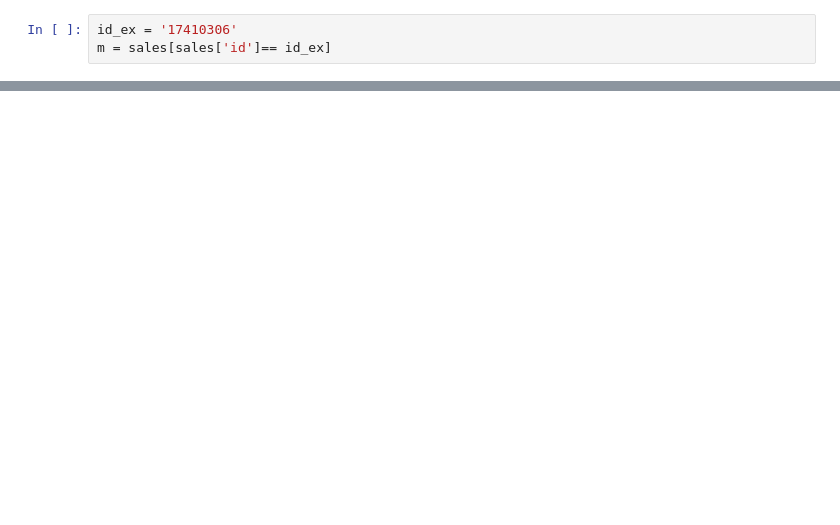
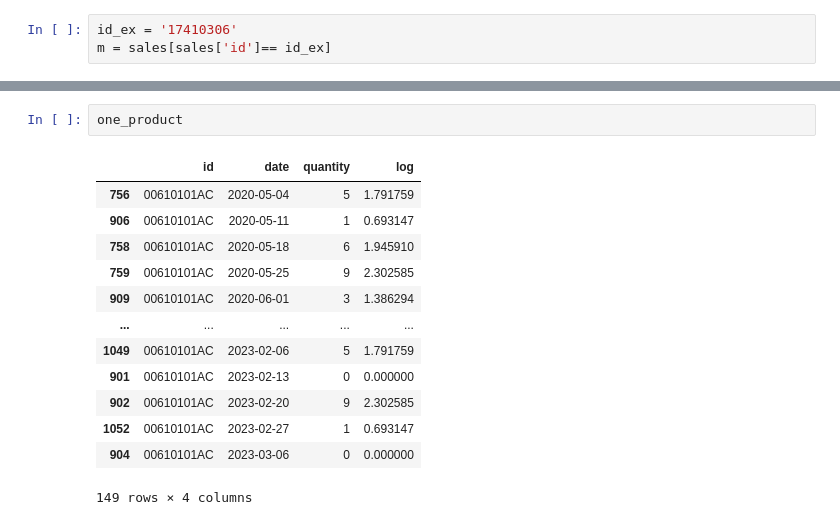
Before and after one commit to AndresCamargo-dev/ts_tfm, a Jupyter notebook: code/models.ipynb, the cells around one changed output, grey strips where cells are left out. Drawn from its saved outputs; the diff is of its cells as text; blank space fills up the shorter version.

```diff
--- a/code/models.ipynb
+++ b/code/models.ipynb
@@ -104,0 +187,16 @@ m = sales[sales['id']== id_ex]
+# %%
+one_product
+# %% [output]
+|  | id | date | quantity | log |
+| 756 | 00610101AC | 2020-05-04 | 5 | 1.791759 |
+| 906 | 00610101AC | 2020-05-11 | 1 | 0.693147 |
+| 758 | 00610101AC | 2020-05-18 | 6 | 1.945910 |
+| 759 | 00610101AC | 2020-05-25 | 9 | 2.302585 |
+| 909 | 00610101AC | 2020-06-01 | 3 | 1.386294 |
+| ... | ... | ... | ... | ... |
+| 1049 | 00610101AC | 2023-02-06 | 5 | 1.791759 |
+| 901 | 00610101AC | 2023-02-13 | 0 | 0.000000 |
+| 902 | 00610101AC | 2023-02-20 | 9 | 2.302585 |
+| 1052 | 00610101AC | 2023-02-27 | 1 | 0.693147 |
+| 904 | 00610101AC | 2023-03-06 | 0 | 0.000000 |
+149 rows × 4 columns
```
Also changed, not shown: parts of 10 cells of this notebook.
